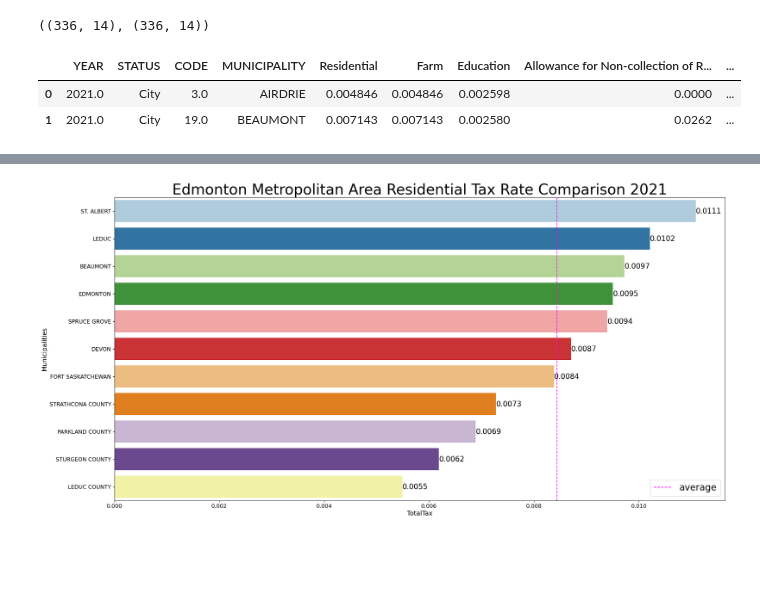
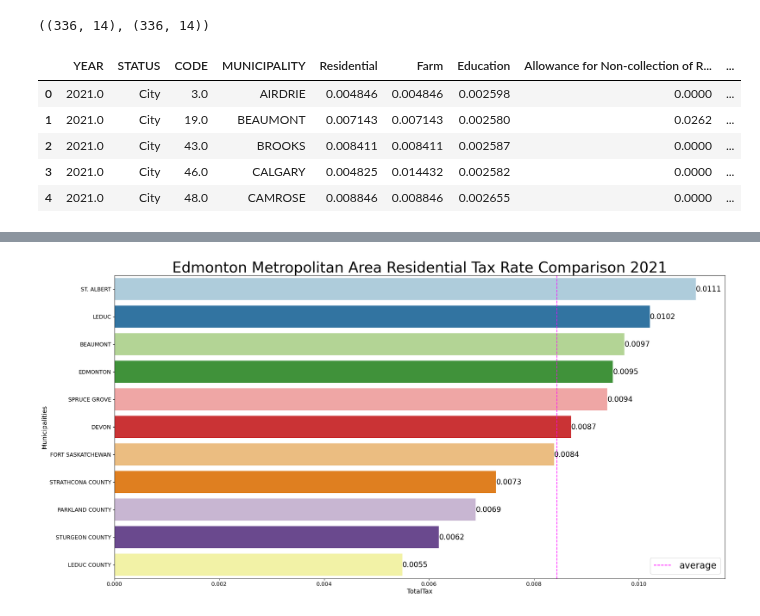
Before and after one commit to ddsarai/propertTax_comps, a Jupyter notebook: AB_BC_ptax_2021.ipynb, the cells around one changed output, grey strips where cells are left out. Drawn from its saved outputs; the diff is of its cells as text; code cells hidden in the pictures; blank space fills up the shorter version.

```diff
--- a/AB_BC_ptax_2021.ipynb
+++ b/AB_BC_ptax_2021.ipynb
@@ -39,13 +39,16 @@ ab_ptax['FarmTotalTax'] = ab_ptax['Farm'] + ab_ptax['Education']
 # %%
 ab_ptax['TaxRatio NonRes/Res'] = ab_ptax['NonResidential']/ab_ptax['Residential']
 ab_ptax['TaxRatio Farm/Residential'] = ab_ptax['Farm']/ab_ptax['Residential']
-# %%
-#Test
-ab_ptax.head(2)
-# %% [output]
-|  | YEAR | STATUS | CODE | MUNICIPALITY | Residential | Farm | Education | Allowance for Non-collection of R... | ... |
-| 0 | 2021.0 | City | 3.0 | AIRDRIE | 0.004846 | 0.004846 | 0.002598 | 0.0000 | ... |
-| 1 | 2021.0 | City | 19.0 | BEAUMONT | 0.007143 | 0.007143 | 0.002580 | 0.0262 | ... |
+# %%
+ab_ptax.reset_index(inplace=True, drop=True)
+ab_ptax.head()
+# %% [output]
+|  | YEAR | STATUS | CODE | MUNICIPALITY | Residential | Farm | Education | Allowance for Non-collection of R... | ... |
+| 0 | 2021.0 | City | 3.0 | AIRDRIE | 0.004846 | 0.004846 | 0.002598 | 0.0000 | ... |
+| 1 | 2021.0 | City | 19.0 | BEAUMONT | 0.007143 | 0.007143 | 0.002580 | 0.0262 | ... |
+| 2 | 2021.0 | City | 43.0 | BROOKS | 0.008411 | 0.008411 | 0.002587 | 0.0000 | ... |
+| 3 | 2021.0 | City | 46.0 | CALGARY | 0.004825 | 0.014432 | 0.002582 | 0.0000 | ... |
+| 4 | 2021.0 | City | 48.0 | CAMROSE | 0.008846 | 0.008846 | 0.002655 | 0.0000 | ... |
 # %%
 edmonton_metro = ['EDMONTON', 'LEDUC', 'BEAUMONT', 'DEVON', 'SPRUCE GROVE', 'STONEY PLAIN', 'ST. ALBERT', 'MORNVILLE', 'FORT SASKATCHEWAN', 'LEDUC COUNTY', 'PARKLAND COUNTY', 'STURGEON COUNTY', 'STRATHCONA COUNTY']
 # %%
```
Also changed, not shown: parts of 37 cells of this notebook.
